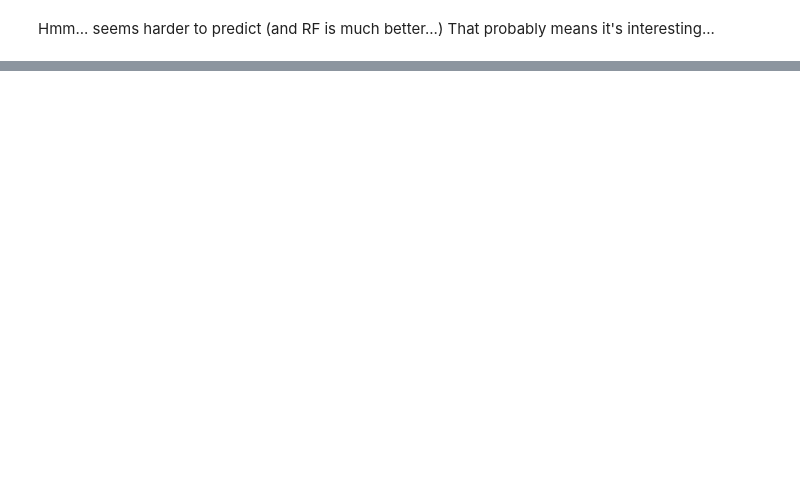
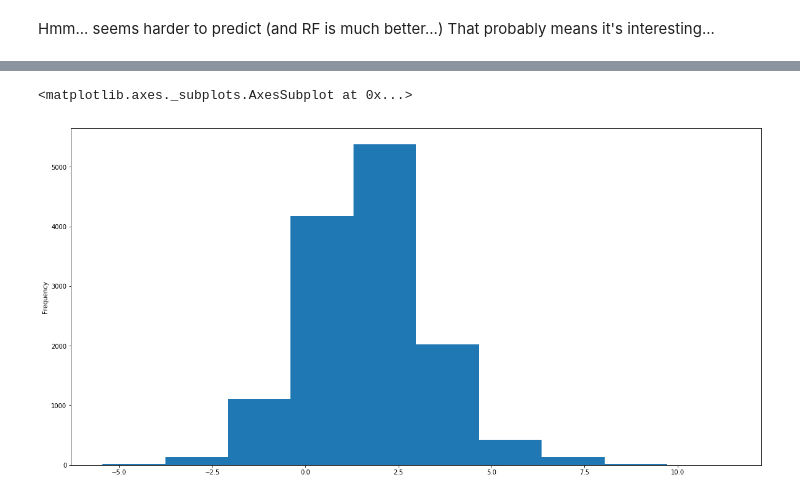
Before and after one commit to owatson/sherlock, a Jupyter notebook: notebooks/Malaria_research3.ipynb, the cells around one changed output, grey strips where cells are left out. Drawn from its saved outputs; the diff is of its cells as text; code cells hidden in the pictures; blank space fills up the shorter version.

```diff
--- a/notebooks/Malaria_research3.ipynb
+++ b/notebooks/Malaria_research3.ipynb
@@ -201,0 +254,5 @@ R2 (signed):      0.282 [   0.270    0.298] at 5pct conf
+# %%
+df.lip_e.plot.hist()
+# %% [output]
+<matplotlib.axes._subplots.AxesSubplot at 0x...>
+[figure, added]
```
Also changed, not shown: parts of 46 cells of this notebook.
